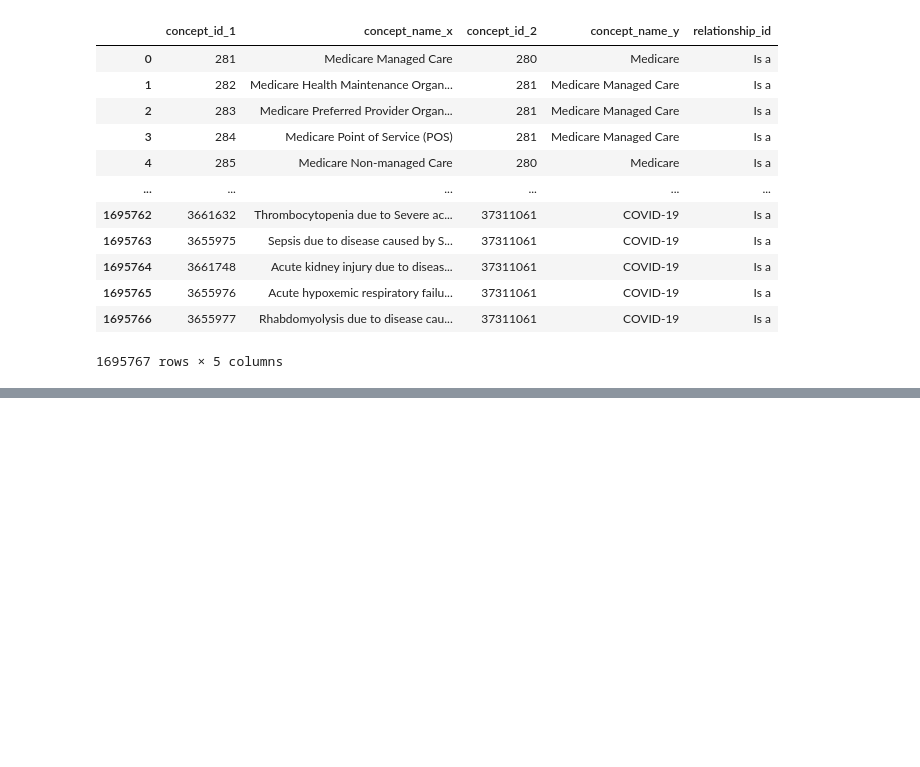
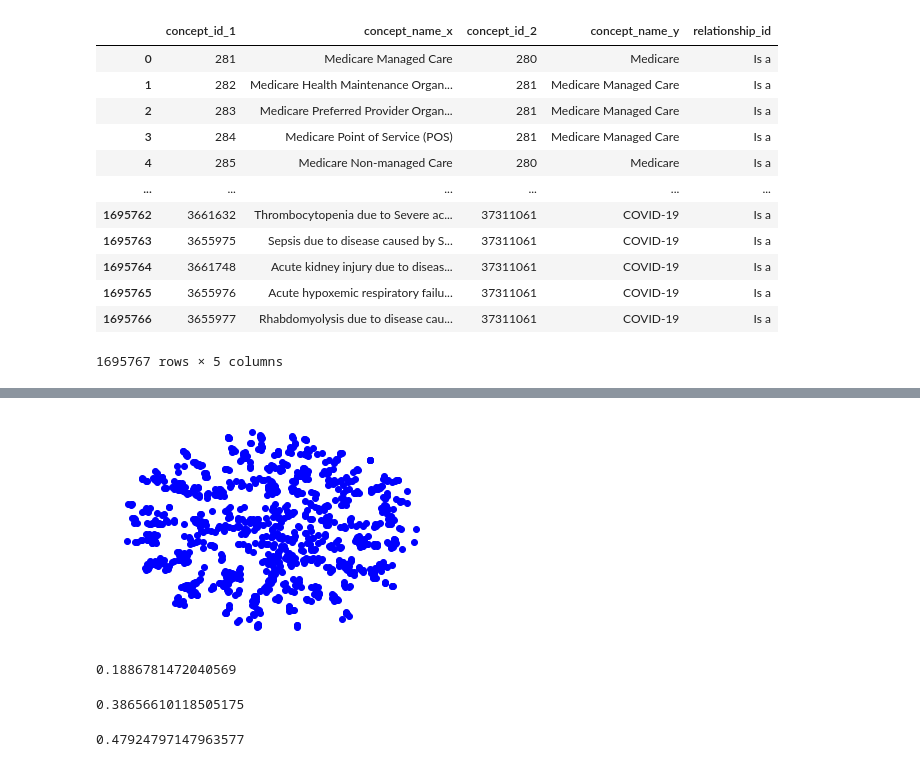
Before and after one commit to Nusha34/MasterThesis, a Jupyter notebook: experiments_snomed2vec.ipynb, the cells around one changed output, grey strips where cells are left out. Saved outputs shown, nothing was run; the diff lists cells and outputs as text; code cells hidden in the pictures; blank space fills up the shorter version.

Commit message:
visualisation

```diff
--- a/experiments_snomed2vec.ipynb
+++ b/experiments_snomed2vec.ipynb
@@ -39,0 +82,6 @@ df_for_relationships
+# %%
+relations=[]
+for row_id, row in df_for_relationships.iterrows():
+    relations.append((row['concept_name_x'], row['concept_name_y']))
+# %%
+short_rel_list=relations[0:1000]
@@ -39,0 +110,23 @@ df_for_relationships
+# %%
+model = PoincareModel(short_rel_list, size=2, burn_in=10)
+model.train(epochs=30)
+# %%
+plt.xlim(-1, 1)
+plt.ylim(-1, 1)
+plt.axis('off')
+plt.plot(model.kv.vectors[:,0], model.kv.vectors[:,1], 'bo')
+plt.show()
+# %% [output]
+[figure, added]
+# %%
+model.kv.distance('Medicare Managed Care', 'Medicare')
+# %% [output]
+0.1886781472040569
+# %%
+model.kv.distance('Medicare Managed Care', 'Medicaid')
+# %% [output]
+0.38656610118505175
+# %%
+model.kv.distance('Medicare Managed Care',  'Indian Health Service (IHS) Program')
+# %% [output]
+0.47924797147963577
```
Also changed, not shown: parts of 25 cells of this notebook.
